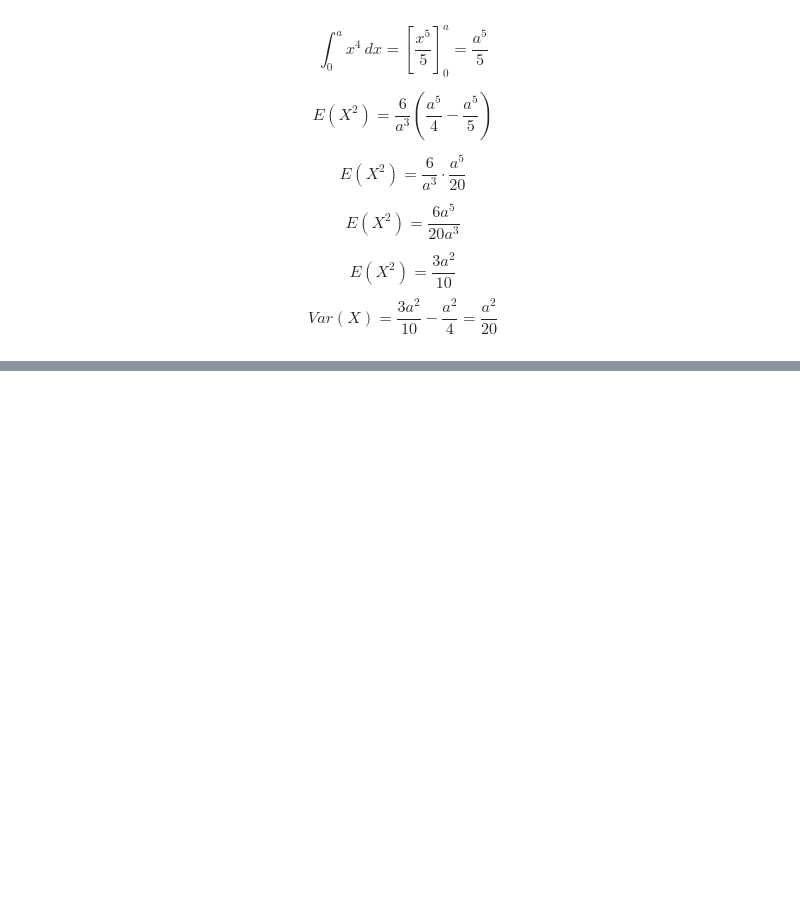
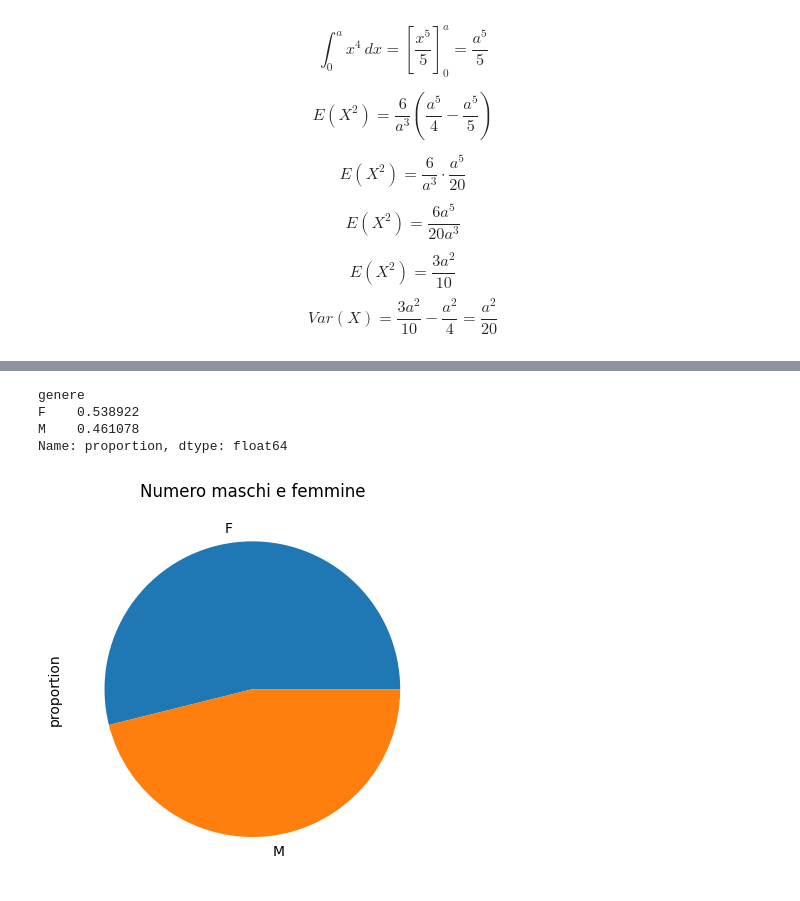
Before and after one commit to FriendlyWizard23/StatisticaL31, a Jupyter notebook: JUPYTER/TEMI D'ESAME/SOLUZIONI_MIE/ESAME 2024-06/SOLUZIONE.ipynb, the cells around one changed output, grey strips where cells are left out. Cells and saved outputs as stored; diff of their text form; code cells hidden in the pictures; blank space fills up the shorter version.

```diff
--- a/JUPYTER/TEMI D'ESAME/SOLUZIONI_MIE/ESAME 2024-06/SOLUZIONE.ipynb
+++ b/JUPYTER/TEMI D'ESAME/SOLUZIONI_MIE/ESAME 2024-06/SOLUZIONE.ipynb
@@ -182,0 +181,3 @@ $X_1,X_n$ indicheranno delle variabili aleatorie che descrivono un campione estr
+# %%
+df=pd.read_csv('risultati.csv',sep=',',decimal='.')
+df
@@ -182,0 +207,3 @@ $X_1,X_n$ indicheranno delle variabili aleatorie che descrivono un campione estr
+# %%
+genere=df['genere']
+genere
@@ -182,0 +223,14 @@ $X_1,X_n$ indicheranno delle variabili aleatorie che descrivono un campione estr
+# %%
+ctgenere=genere.value_counts(normalize=True)
+ctgenere
+# %% [output]
+genere
+F    0.538922
+M    0.461078
+Name: proportion, dtype: float64
+# %%
+ctgenere.plot.pie(legend=False)
+plt.title("Numero maschi e femmine")
+plt.show()
+# %% [output]
+[figure, added]
```
Also changed, not shown: parts of 22 cells of this notebook, 6 other files.
